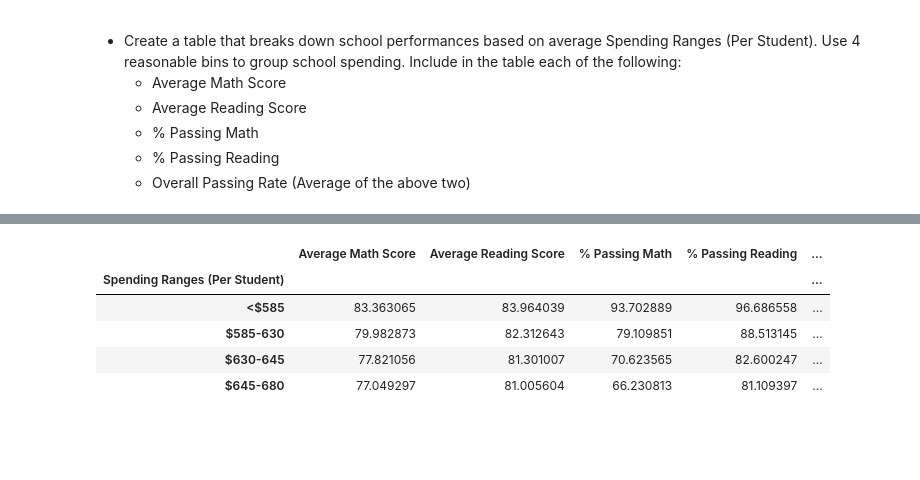
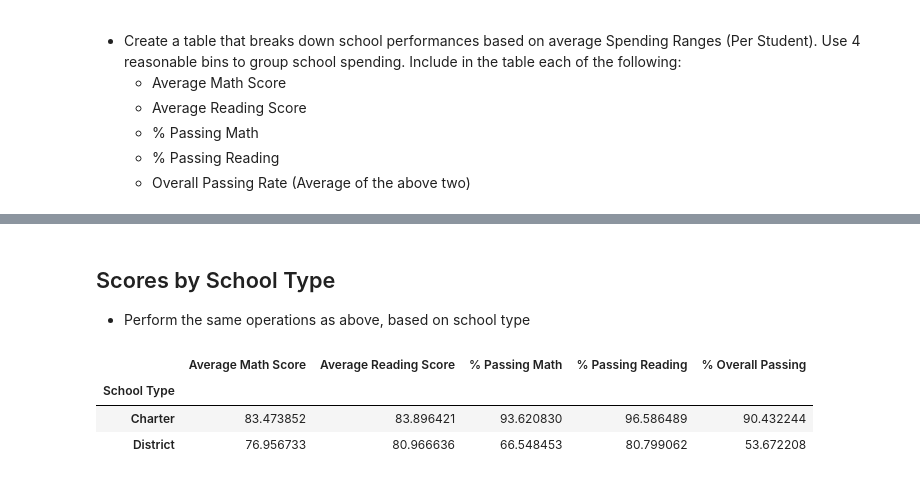
Before and after one commit to nouyang0620/pandas-challenge, a Jupyter notebook: PyCitySchools/PyCitySchools.ipynb, the cells around one changed output, grey strips where cells are left out. Saved outputs shown, nothing was run; the diff lists cells and outputs as text; code cells hidden in the pictures; blank space fills up the shorter version.

```diff
--- a/PyCitySchools/PyCitySchools.ipynb
+++ b/PyCitySchools/PyCitySchools.ipynb
@@ -584,0 +347,24 @@ Name: Student ID, dtype: float64
+# %%
+# Create school size bins
+size_bins = [0, 1000, 2000, 5000]
+group_names = ["Small (<1000)", "Medium (1000-2000)", "Large (2000-5000)"]
+# %%
+# Set Total Students to float
+school_summary["Total Students"] = school_summary["Total Students"].apply(lambda x: x.replace(',', '')).astype('float')
+
+# Add ranges
+school_summary["School Size"] = pd.cut(school_summary["Total Students"], size_bins, labels=group_names)
+
+# Group by ranges
+grouped_size = school_summary.groupby(["School Size"])
+
+# Get averages
+grouped_size_summary = grouped_size.mean()
+
+
+# Display
+grouped_size_summary[["Average Math Score",
+                         "Average Reading Score",
+                         "% Passing Math",
+                         "% Passing Reading",
+                         "% Overall Passing"]]
@@ -585,16 +377,23 @@ Name: Student ID, dtype: float64
+# %% [markdown]
+## Scores by School Type
+
+* Perform the same operations as above, based on school type
 # %%
-# Create dataframe
-scores_by_spending = pd.DataFrame({"Average Math Score": average_math,
-                                  "Average Reading Score": average_reading,
-                                  "% Passing Math": pass_math,
-                                  "% Passing Reading": pass_reading,
-                                  "% Overall Passing": overall_passing})
+# Group by school type
+grouped_type = school_summary.groupby(["School Type"])
 
-scores_by_spending
+# Get values
+grouped_type_summary = grouped_type.mean()
+
+
+# Display
+grouped_type_summary[["Average Math Score",
+                         "Average Reading Score",
+                         "% Passing Math",
+                         "% Passing Reading",
+                         "% Overall Passing"]]
 # %% [output]
-|  | Average Math Score | Average Reading Score | % Passing Math | % Passing Reading | ... |
-| Spending Ranges (Per Student) |  |  |  |  | ... |
-| <$585 | 83.363065 | 83.964039 | 93.702889 | 96.686558 | ... |
-| $585-630 | 79.982873 | 82.312643 | 79.109851 | 88.513145 | ... |
-| $630-645 | 77.821056 | 81.301007 | 70.623565 | 82.600247 | ... |
-| $645-680 | 77.049297 | 81.005604 | 66.230813 | 81.109397 | ... |
+|  | Average Math Score | Average Reading Score | % Passing Math | % Passing Reading | % Overall Passing |
+| School Type |  |  |  |  |  |
+| Charter | 83.473852 | 83.896421 | 93.620830 | 96.586489 | 90.432244 |
+| District | 76.956733 | 80.966636 | 66.548453 | 80.799062 | 53.672208 |
```
Also changed, not shown: parts of 33 cells of this notebook, 2 other files.
